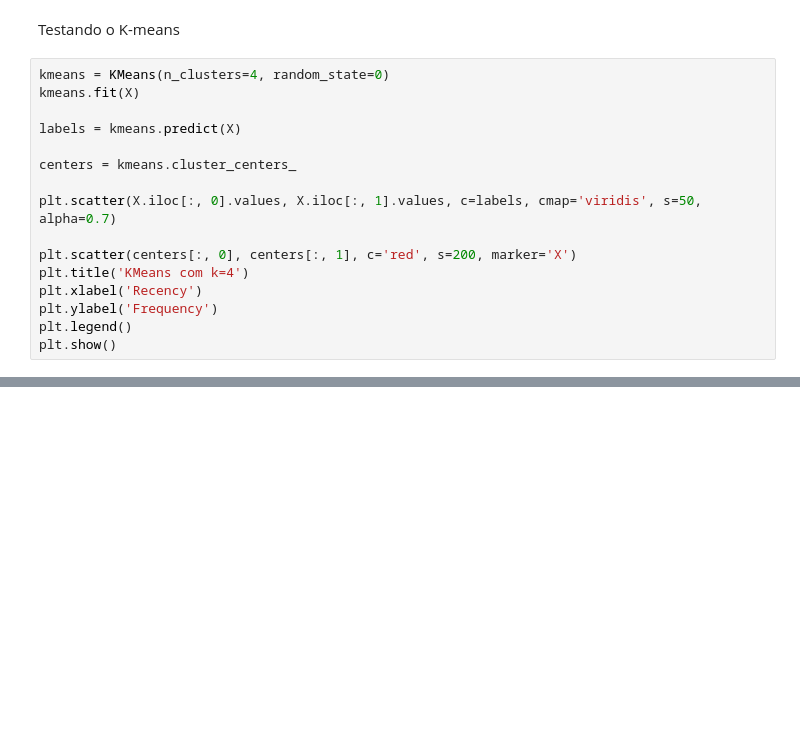
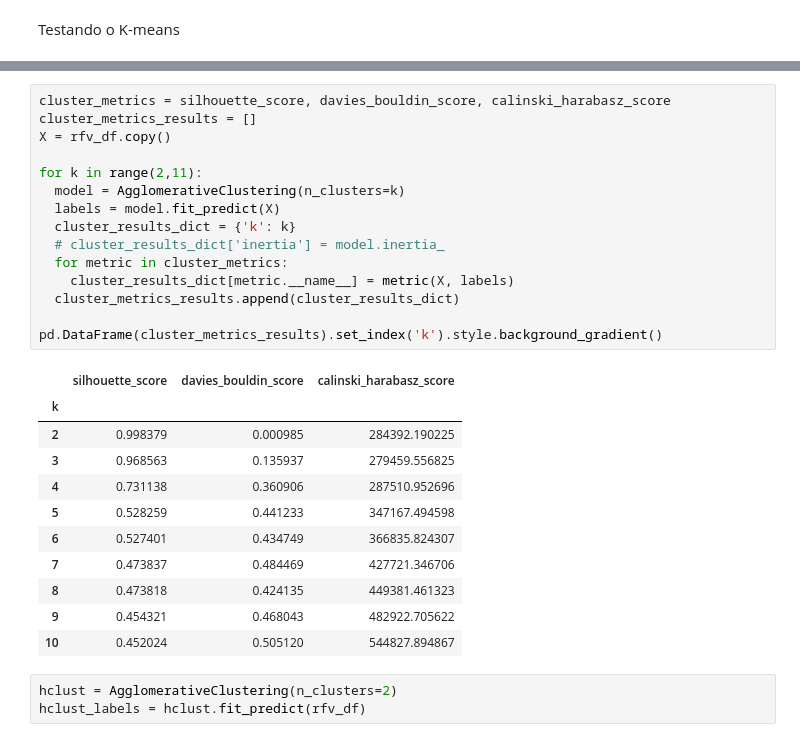
Before and after one commit to PabloLBandeira/biblioteca-Pandas, a Jupyter notebook: Desafio_07_Pablo.ipynb, the cells around one changed output, grey strips where cells are left out. Drawn from its saved outputs; the diff is of its cells as text; blank space fills up the shorter version.

```diff
--- a/Desafio_07_Pablo.ipynb
+++ b/Desafio_07_Pablo.ipynb
@@ -374,18 +375,2 @@ pd.DataFrame(cluster_metrics_results).set_index('k').style.background_gradient()
 # %% [markdown]
 Testando o K-means
-# %%
-kmeans = KMeans(n_clusters=4, random_state=0)
-kmeans.fit(X)
-
-labels = kmeans.predict(X)
-
-centers = kmeans.cluster_centers_
-
-plt.scatter(X.iloc[:, 0].values, X.iloc[:, 1].values, c=labels, cmap='viridis', s=50, alpha=0.7)
-
-plt.scatter(centers[:, 0], centers[:, 1], c='red', s=200, marker='X')
-plt.title('KMeans com k=4')
-plt.xlabel('Recency')
-plt.ylabel('Frequency')
-plt.legend()
-plt.show()
@@ -407,0 +407,30 @@ print(X.head())
+# %%
+cluster_metrics = silhouette_score, davies_bouldin_score, calinski_harabasz_score
+cluster_metrics_results = []
+X = rfv_df.copy()
+
+for k in range(2,11):
+  model = AgglomerativeClustering(n_clusters=k)
+  labels = model.fit_predict(X)
+  cluster_results_dict = {'k': k}
+  # cluster_results_dict['inertia'] = model.inertia_
+  for metric in cluster_metrics:
+    cluster_results_dict[metric.__name__] = metric(X, labels)
+  cluster_metrics_results.append(cluster_results_dict)
+
+pd.DataFrame(cluster_metrics_results).set_index('k').style.background_gradient()
+# %% [output]
+|  | silhouette_score | davies_bouldin_score | calinski_harabasz_score |
+| k |  |  |  |
+| 2 | 0.998379 | 0.000985 | 284392.190225 |
+| 3 | 0.968563 | 0.135937 | 279459.556825 |
+| 4 | 0.731138 | 0.360906 | 287510.952696 |
+| 5 | 0.528259 | 0.441233 | 347167.494598 |
+| 6 | 0.527401 | 0.434749 | 366835.824307 |
+| 7 | 0.473837 | 0.484469 | 427721.346706 |
+| 8 | 0.473818 | 0.424135 | 449381.461323 |
+| 9 | 0.454321 | 0.468043 | 482922.705622 |
+| 10 | 0.452024 | 0.505120 | 544827.894867 |
+# %%
+hclust = AgglomerativeClustering(n_clusters=2)
+hclust_labels = hclust.fit_predict(rfv_df)
```
Also changed, not shown: parts of 24 cells of this notebook.
